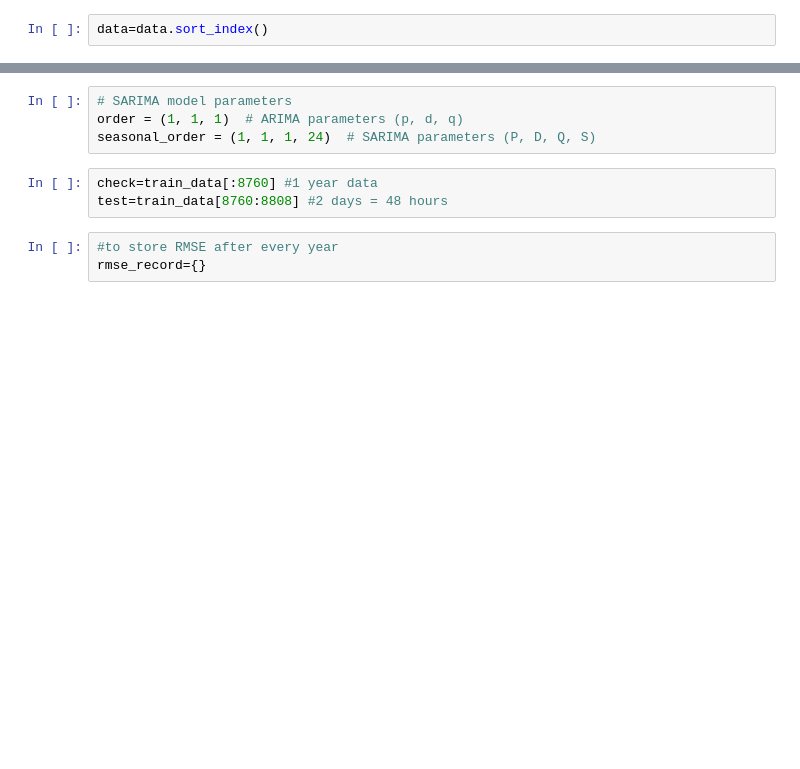
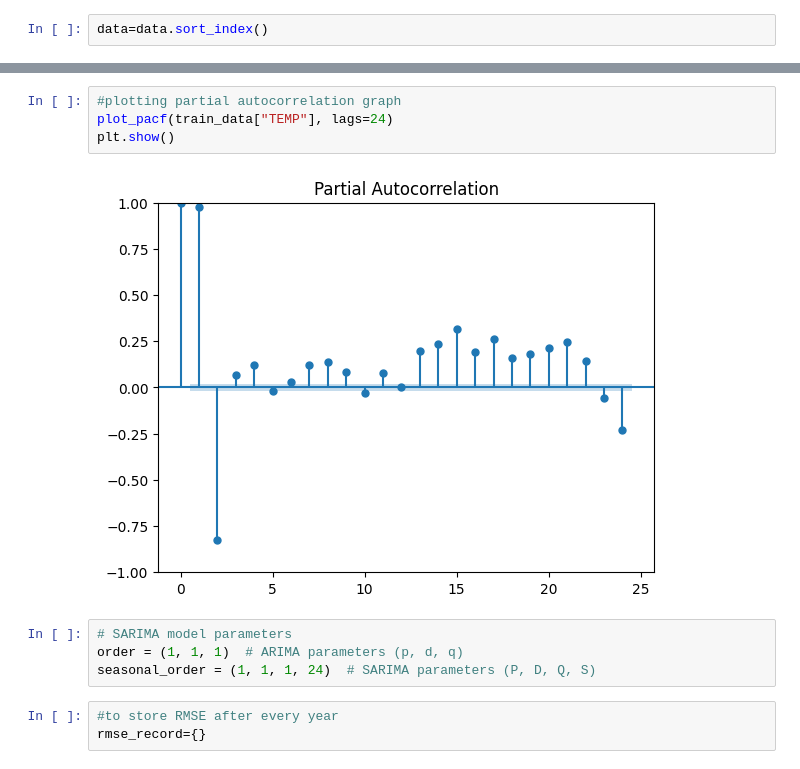
Before and after one commit to akhilgoplani/Unveiling-Weather-Patterns-A-Big-Data-Approach-to-Accurate-Forecasting, a Jupyter notebook: agartala-sarima.ipynb, the cells around one changed output, grey strips where cells are left out. Saved outputs shown, nothing was run; the diff lists cells and outputs as text; blank space fills up the shorter version.

```diff
--- a/agartala-sarima.ipynb
+++ b/agartala-sarima.ipynb
@@ -75,10 +121,13 @@ test_data = data[-120:]   # Use the last 48 hours for testing
+# %%
+#plotting partial autocorrelation graph
+plot_pacf(train_data["TEMP"], lags=24)
+plt.show()
+# %% [output]
+[figure, added]
 # %%
 # SARIMA model parameters
 order = (1, 1, 1)  # ARIMA parameters (p, d, q)
 seasonal_order = (1, 1, 1, 24)  # SARIMA parameters (P, D, Q, S)
-# %%
-check=train_data[:8760] #1 year data
-test=train_data[8760:8808] #2 days = 48 hours
 # %%
 #to store RMSE after every year
 rmse_record={}
```
Also changed, not shown: parts of 27 cells of this notebook, 9 other files.
